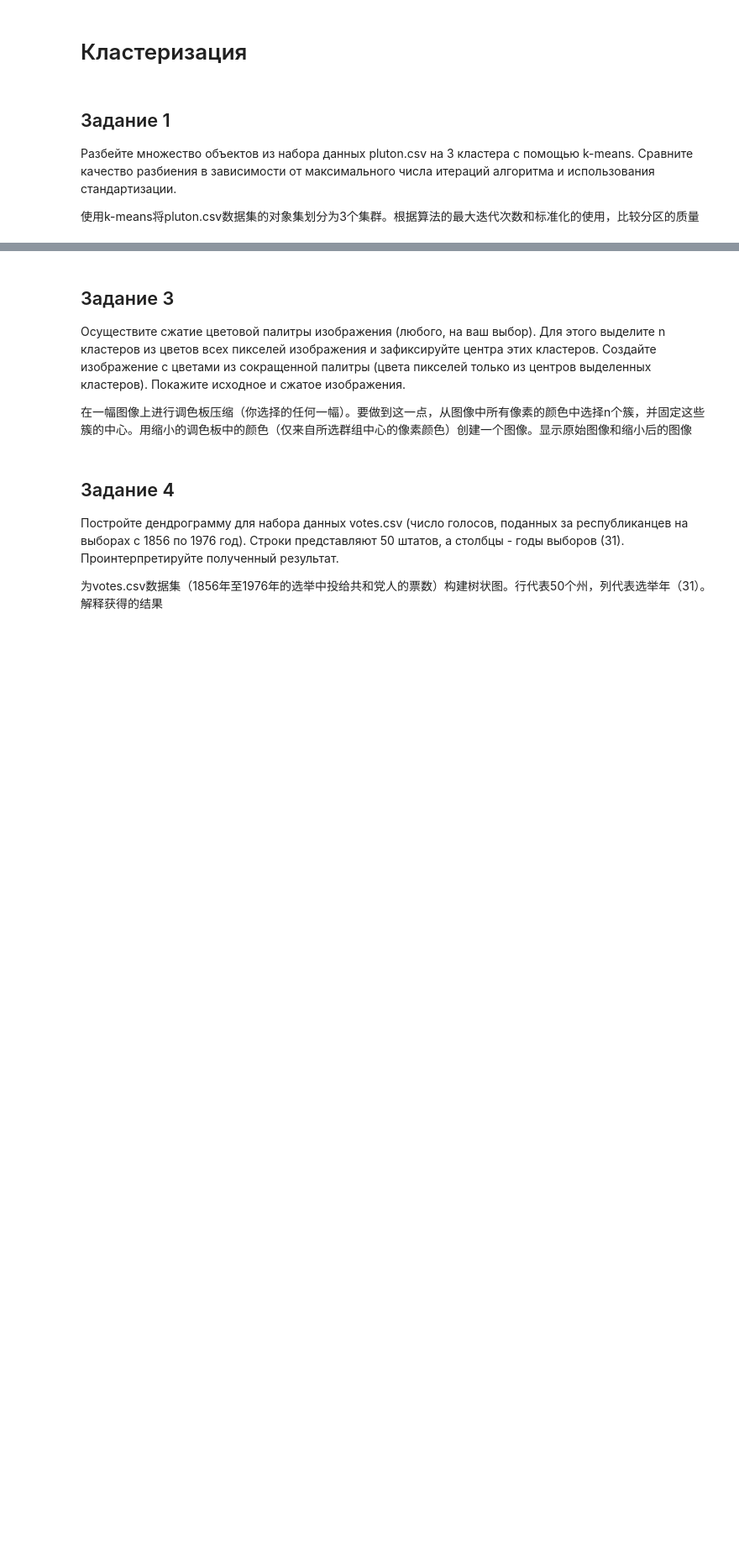
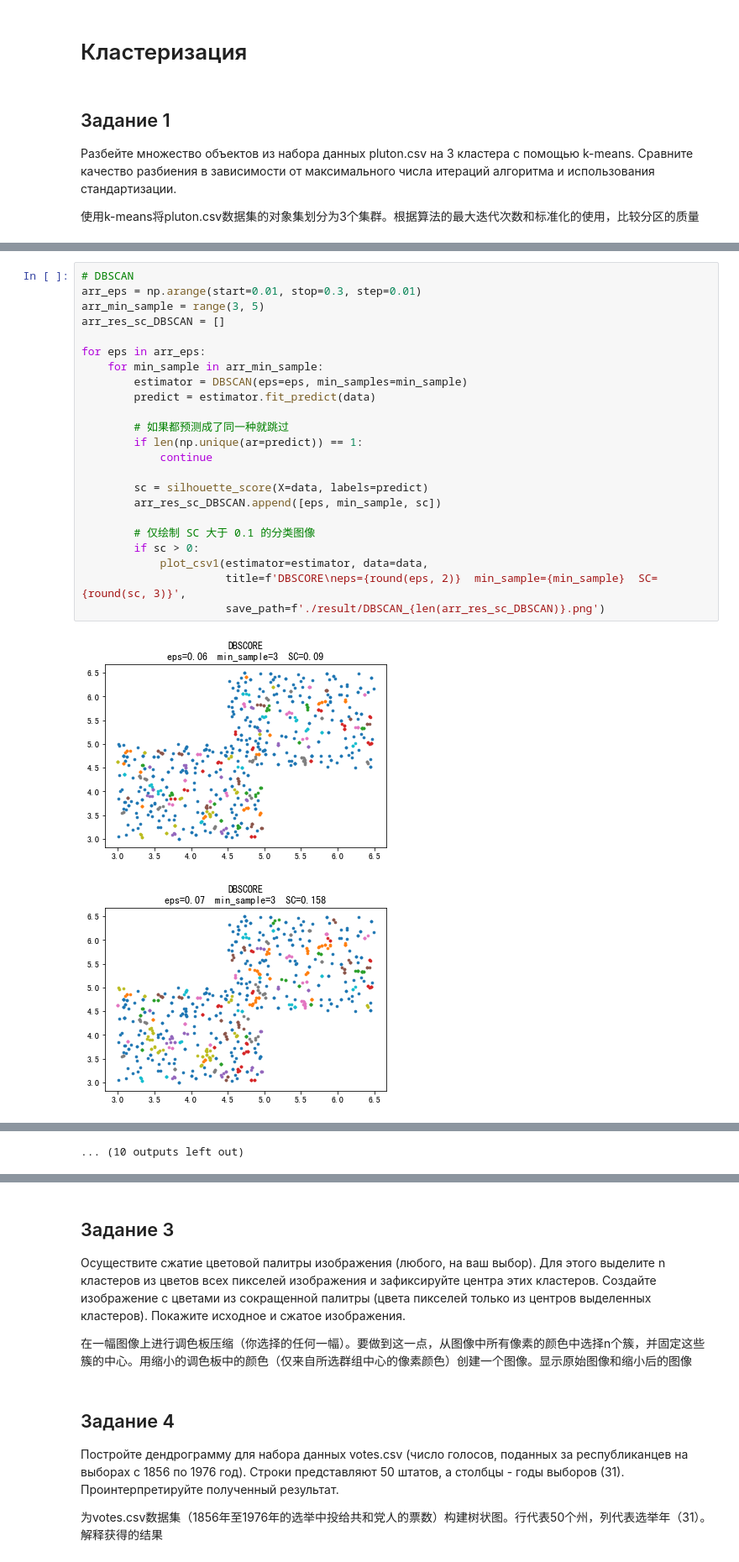
Before and after one commit to NekoSilverFox/Machine-learning, a Jupyter notebook: 125 - 聚类算法 - SPbSTU - lab3/lab3 - 聚类算法.ipynb, the cells around one changed output, grey strips where cells are left out. Shown: that part at 84% size. Saved outputs shown, nothing was run; the diff lists cells and outputs as text; blank space fills up the shorter version.

```diff
--- a/125 - 聚类算法 - SPbSTU - lab3/lab3 - 聚类算法.ipynb
+++ b/125 - 聚类算法 - SPbSTU - lab3/lab3 - 聚类算法.ipynb
@@ -41,0 +114,26 @@ data
+# %%
+# DBSCAN
+arr_eps = np.arange(start=0.01, stop=0.3, step=0.01)
+arr_min_sample = range(3, 5)
+arr_res_sc_DBSCAN = []
+
+for eps in arr_eps:
+    for min_sample in arr_min_sample:
+        estimator = DBSCAN(eps=eps, min_samples=min_sample)
+        predict = estimator.fit_predict(data)
+
+        # 如果都预测成了同一种就跳过
+        if len(np.unique(ar=predict)) == 1:
+            continue
+
+        sc = silhouette_score(X=data, labels=predict)
+        arr_res_sc_DBSCAN.append([eps, min_sample, sc])
+
+        # 仅绘制 SC 大于 0.1 的分类图像
+        if sc > 0:
+            plot_csv1(estimator=estimator, data=data,
+                      title=f'DBSCORE\neps={round(eps, 2)}  min_sample={min_sample}  SC={round(sc, 3)}',
+                      save_path=f'./result/DBSCAN_{len(arr_res_sc_DBSCAN)}.png')
+# %% [output]
+[figure, added]
+[figure, added]
@@ -41,0 +150 @@ data
+... (10 outputs left out)
```
Also changed, not shown: parts of 12 cells of this notebook, 1 other file.
